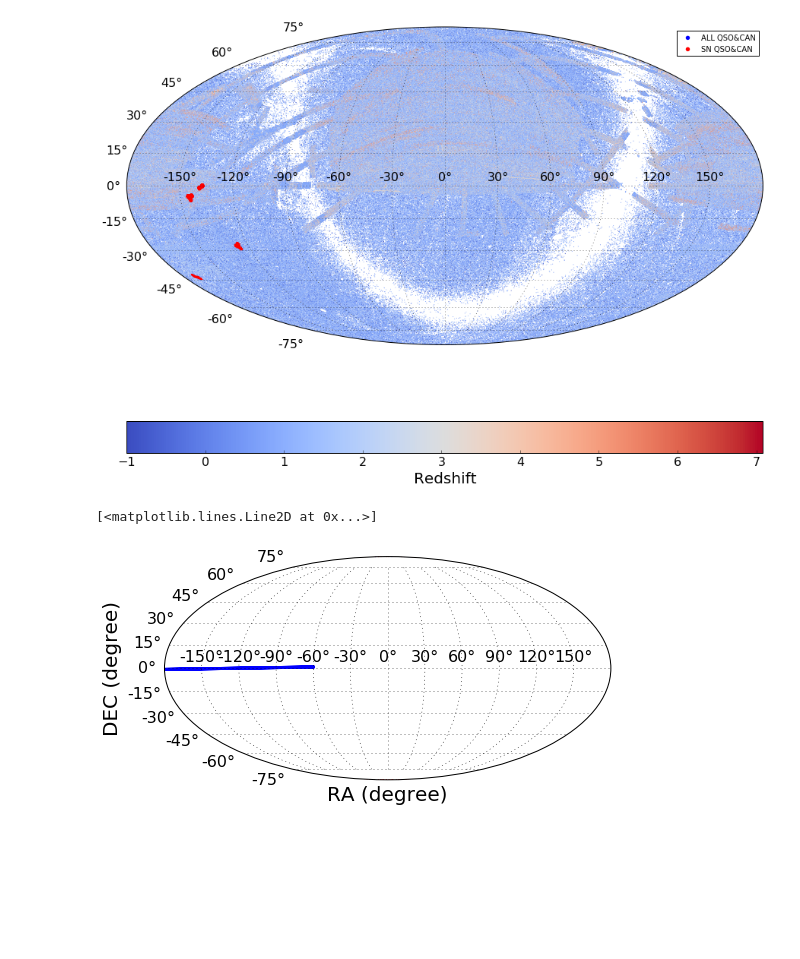
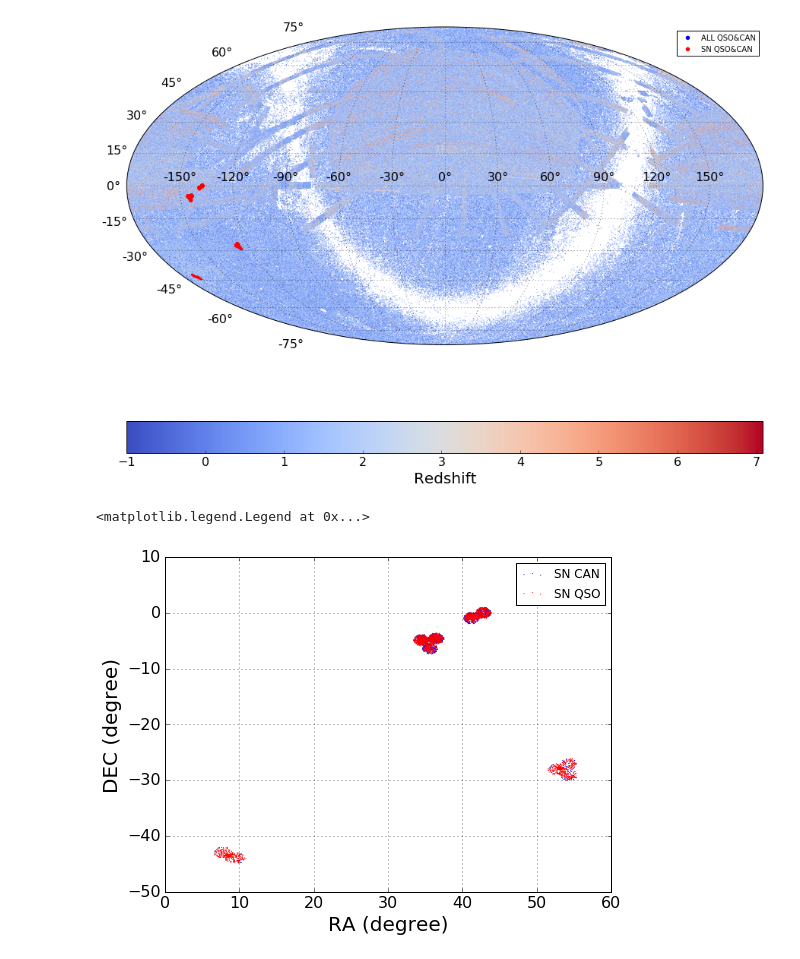
Before and after one commit to legolason/DES_SN_Field_quasar_candidate, a Jupyter notebook: sn_filed.ipynb, the cells around one changed output. Saved outputs shown, nothing was run; the diff lists cells and outputs as text; code cells hidden in the pictures; blank space fills up the shorter version.

```diff
--- a/sn_filed.ipynb
+++ b/sn_filed.ipynb
@@ -270,36 +270,36 @@ import ephem
 plt.style.use('my')
 hd = fits.open('/Users/legolason/study/otherwork/tony/final_SN_field_qso&candidate.fits')
 
 data=hd[1].data
 RA = data['RA']
 DEC = data['DEC']
 #RA -= 180
 #RA *= np.pi / 180
 #DEC *= np.pi / 180
 
 ind_Q=np.where((data['type'] == 'Q') |(data['type'] == 'QQ') ,True,False)
 ind_q=[not i for i in ind_Q]
 
 plt.figure(figsize=(8,6))
 ax=plt.subplot(111)
-ax = plt.axes(projection='mollweide')
+#ax = plt.axes(projection='mollweide')
 plt.scatter(RA[ind_q],DEC[ind_q],s=1,color='blue',cmap=plt.cm.coolwarm,
             edgecolors='none', linewidths=0,label='SN CAN')
 
 plt.scatter(RA[ind_Q],DEC[ind_Q],s=1,color='red',cmap=plt.cm.coolwarm,
             edgecolors='none', linewidths=0,label='SN QSO')
 plt.grid()
 plt.xlabel('RA (degree)')
 plt.ylabel('DEC (degree)')
-
+plt.legend()
 
 #----s82 region
 #theta = np.arange(0,2*np.pi,0.1)
 #x = np.array([-np.pi*4./3.,-np.pi*1./3.,-np.pi*4/3.,-np.pi*1./3.])
 #y = np.array([-0.014,0.014,-0.014,0.014])
 #ax.plot(x,y)
 # %% [output]
-[<matplotlib.lines.Line2D at 0x...>]
+<matplotlib.legend.Legend at 0x...>
-[figure, old version]
+[figure, new version]
 # %%
 plt.axes?
```
